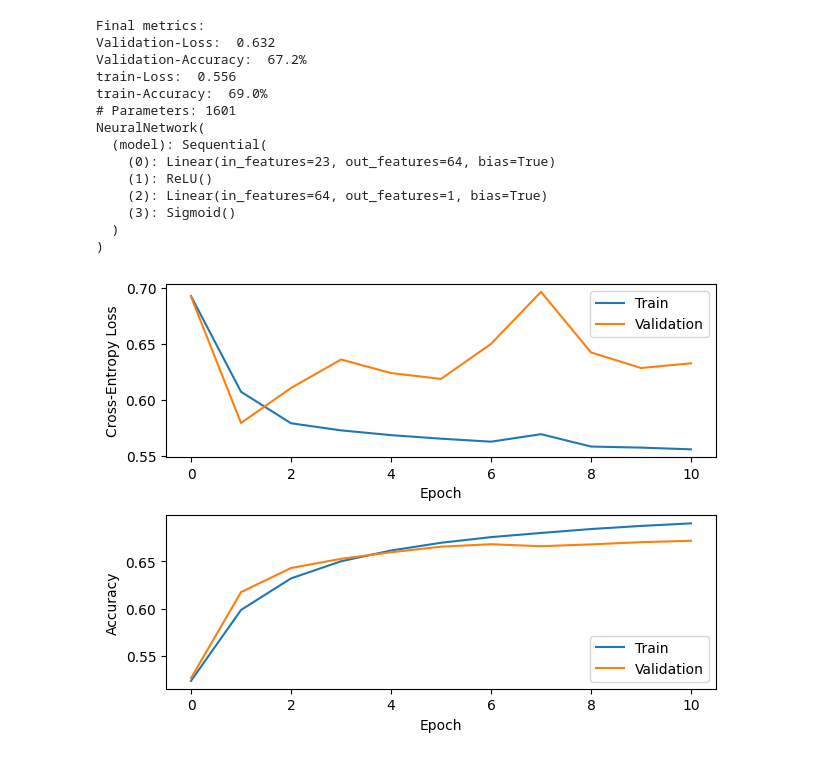
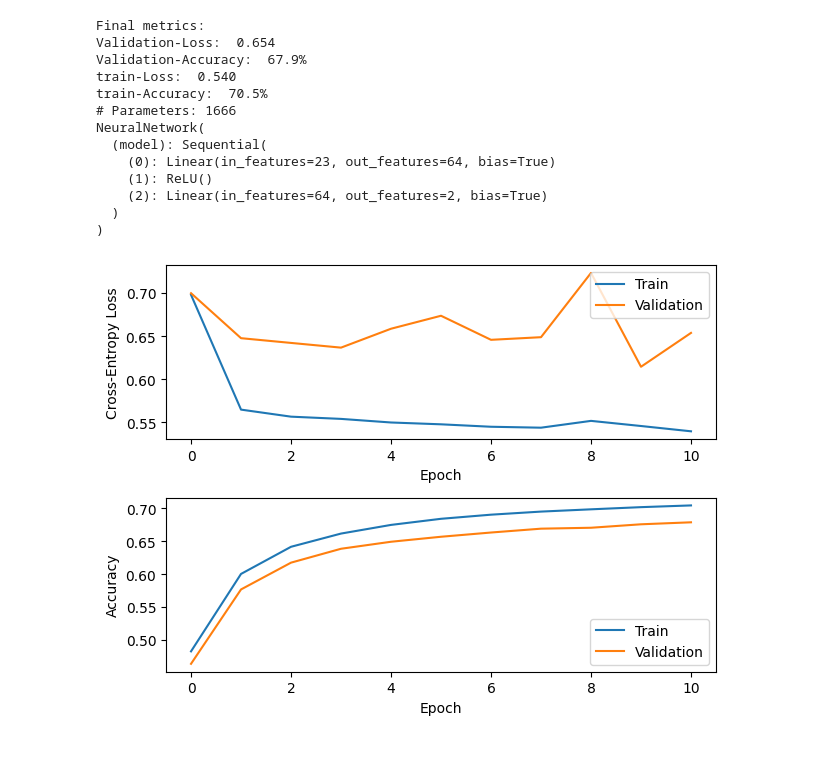
Before and after one commit to mrschmdt/XAI-baselines, a Jupyter notebook: heloc_model_training.ipynb, the cells around one changed output. Cells and saved outputs as stored; diff of their text form; code cells hidden in the pictures.

```diff
--- a/heloc_model_training.ipynb
+++ b/heloc_model_training.ipynb
@@ -32,31 +31,30 @@ NeuralNetwork(
 # %%
 from data.datasets import HELOC
 from torch.utils.data import DataLoader
 
 from network.training_heloc import train_model_and_visualize
 
 train_model_and_visualize(
-    layers=[23,64,1],
+    layers=[23,64,2],
     num_epochs=10,
     lr = 0.001,
     batch_size=16,
 )
 # %% [output]
 Final metrics:
-Validation-Loss:  0.632
-Validation-Accuracy:  67.2%
-train-Loss:  0.556
-train-Accuracy:  69.0%
-# Parameters: 1601
+Validation-Loss:  0.654
+Validation-Accuracy:  67.9%
+train-Loss:  0.540
+train-Accuracy:  70.5%
+# Parameters: 1666
 NeuralNetwork(
   (model): Sequential(
     (0): Linear(in_features=23, out_features=64, bias=True)
     (1): ReLU()
-    (2): Linear(in_features=64, out_features=1, bias=True)
-    (3): Sigmoid()
+    (2): Linear(in_features=64, out_features=2, bias=True)
   )
 )
-[figure, old version]
+[figure, new version]
 # %%
 from data.datasets import HELOC
 from torch.utils.data import DataLoader
```
Also changed, not shown: parts of 3 cells of this notebook, 8 other files.
